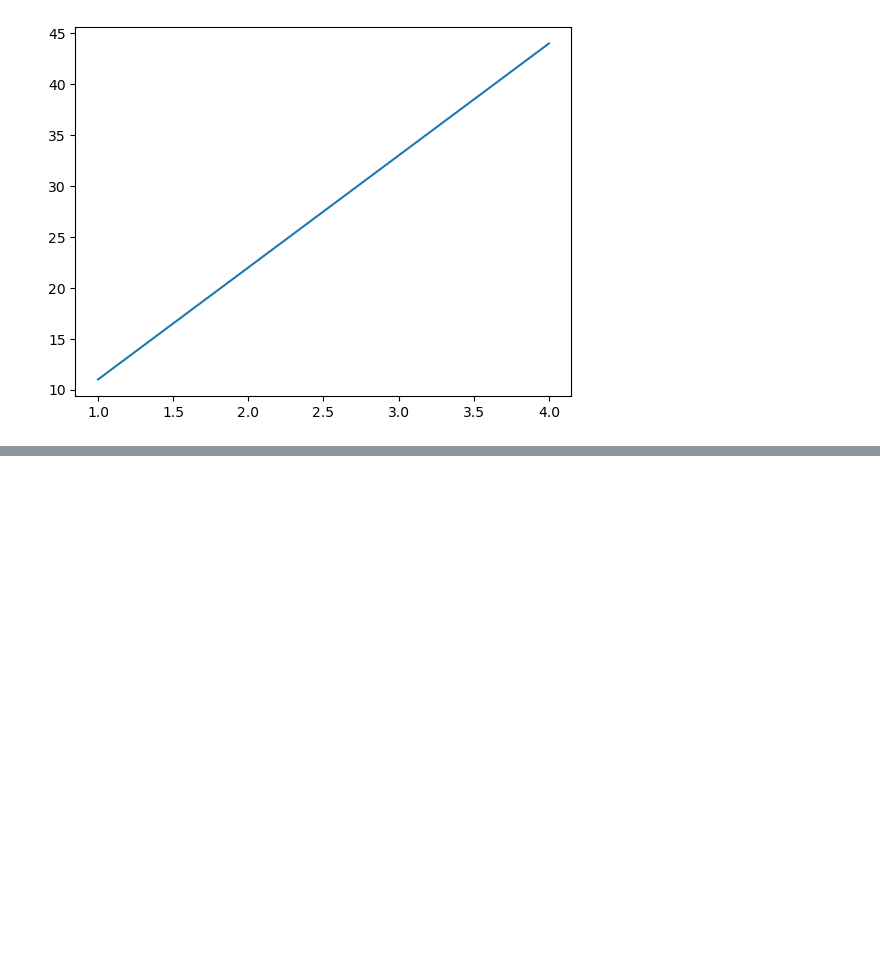
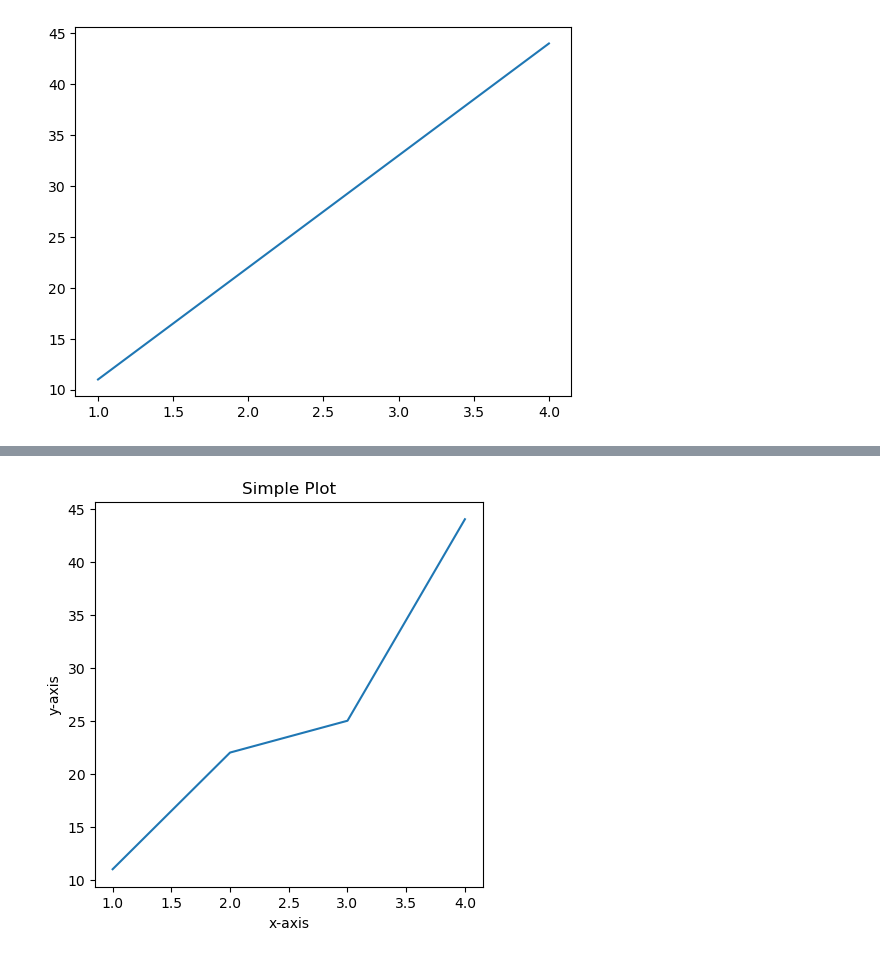
Before and after one commit to przbadu/Learn-Data-Science-Data-Analysis-Machine-Learning, a Jupyter notebook: 83-introduction-to-matplotlib.ipynb, the cells around one changed output, grey strips where cells are left out. Cells and saved outputs as stored; diff of their text form; code cells hidden in the pictures; blank space fills up the shorter version.

Commit message:
working with matplotlib

```diff
--- a/83-introduction-to-matplotlib.ipynb
+++ b/83-introduction-to-matplotlib.ipynb
@@ -59,0 +69,25 @@ ax.plot(x, y)
+# %%
+# import
+%matplotlib inline
+import matplotlib.pyplot as plt
+
+# prepare data
+x = [1, 2, 3, 4]
+y = [11, 22, 25, 44]
+
+# setup plot
+fig, ax = plt.subplots(figsize=(5, 5)) # figsize=(width, height)
+
+# plot data
+ax.plot(x, y)
+
+# customize plot
+ax.set(title="Simple Plot",
+       xlabel="x-axis",
+       ylabel="y-axis")
+
+# Save and show
+fig.savefig("assets/sample-plot.png")
+# plt.imread('assets/sample-plot.png')
+# %% [output]
+[figure, added]
```
Also changed, not shown: parts of 39 cells of this notebook, 4 other files.
